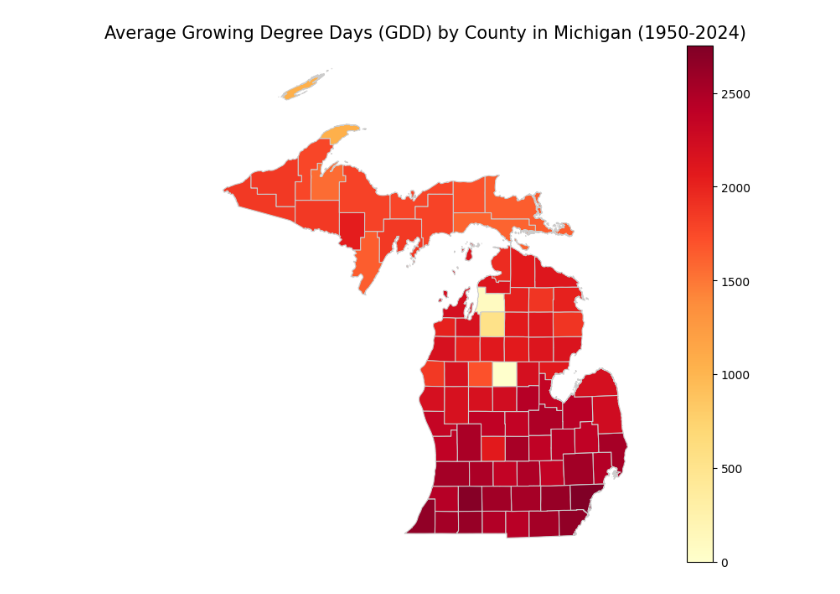
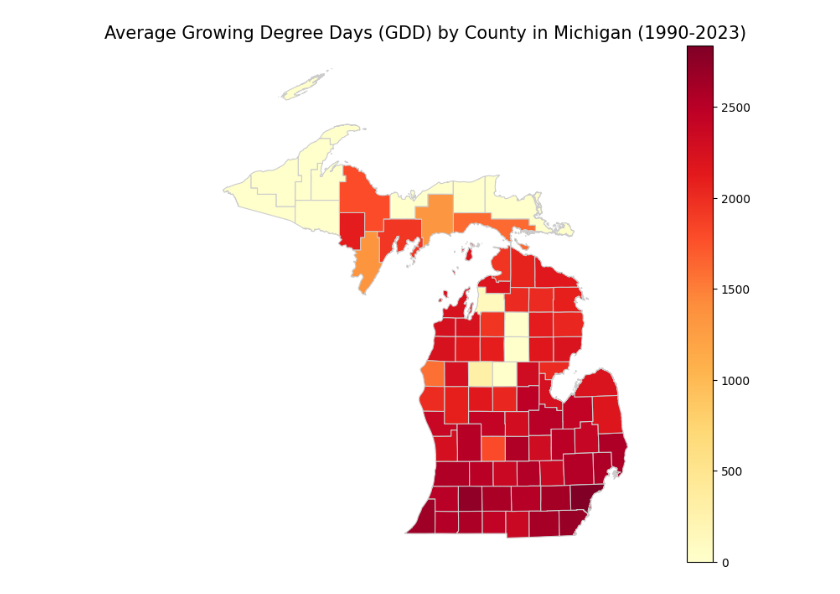
Before and after one commit to matthewchess/Milestone-1, a Jupyter notebook: visualization.ipynb, the cells around one changed output. Saved outputs shown, nothing was run; the diff lists cells and outputs as text; code cells hidden in the pictures.

```diff
--- a/visualization.ipynb
+++ b/visualization.ipynb
@@ -50,7 +50,7 @@ plt.show()
 gdf = gpd.read_file('County.geojson')
 
 # Load weather data from 1950 to 2024 into a single DataFrame
-weather_data = pd.concat([pd.read_csv(f'data/weather_data_{year}.csv') for year in range(1950, 2024)])
+weather_data = pd.concat([pd.read_csv(f'data/weather_data_{year}.csv') for year in range(1990, 2023)])
 
 # Ensure 'date' is in datetime format
 weather_data['date'] = pd.to_datetime(weather_data['date'])
@@ -65,32 +65,32 @@ weather_data['TAVG'] = (weather_data['TMAX'] + weather_data['TMIN']) / 2
 weather_data['GDD'] = weather_data['TAVG'] - 50
 
 # Group the weather data by county and year, then calculate the mean GDD for each county across all years
 gdd_grouped = weather_data.groupby(['county_ansi', 'year'])['GDD'].sum().reset_index()
 
 # Calculate the average GDD for each county across the full date range (1950-2024)
 gdd_avg = gdd_grouped.groupby('county_ansi')['GDD'].mean().reset_index()
 
 # Convert 'county_ansi' to string format, ensuring proper format
 gdd_avg['county_ansi'] = gdd_avg['county_ansi'].astype(int).astype(str).str.zfill(3)
 
 # Ensure 'FIPSCode' is also formatted as a string for proper merging
 gdf['FIPSCode'] = gdf['FIPSCode'].astype(str).str.zfill(3)
 
 # Merge the average GDD data with the GeoJSON county boundaries data
 merged_gdf = gdf.merge(gdd_avg, left_on='FIPSCode', right_on='county_ansi', how='left')
 
 # Handle missing GDD values by filling NaN with 0 for counties without GDD data
 merged_gdf['GDD'] = merged_gdf['GDD'].fillna(0)
 
 # Create a choropleth map of average GDD by county over the full date range
 fig, ax = plt.subplots(1, 1, figsize=(12, 8))
 merged_gdf.plot(column='GDD', cmap='YlOrRd', linewidth=0.8, ax=ax, edgecolor='0.8', legend=True)
 
 # Add titles and labels to the map
-plt.title('Average Growing Degree Days (GDD) by County in Michigan (1950-2024)', fontsize=15)
+plt.title('Average Growing Degree Days (GDD) by County in Michigan (1990-2023)', fontsize=15)
 plt.axis('off')  # Hide axis
 
 # Show the plot
 plt.show()
 # %% [output]
-[figure, old version]
+[figure, new version]
```
Also changed, not shown: parts of 2 cells of this notebook.
